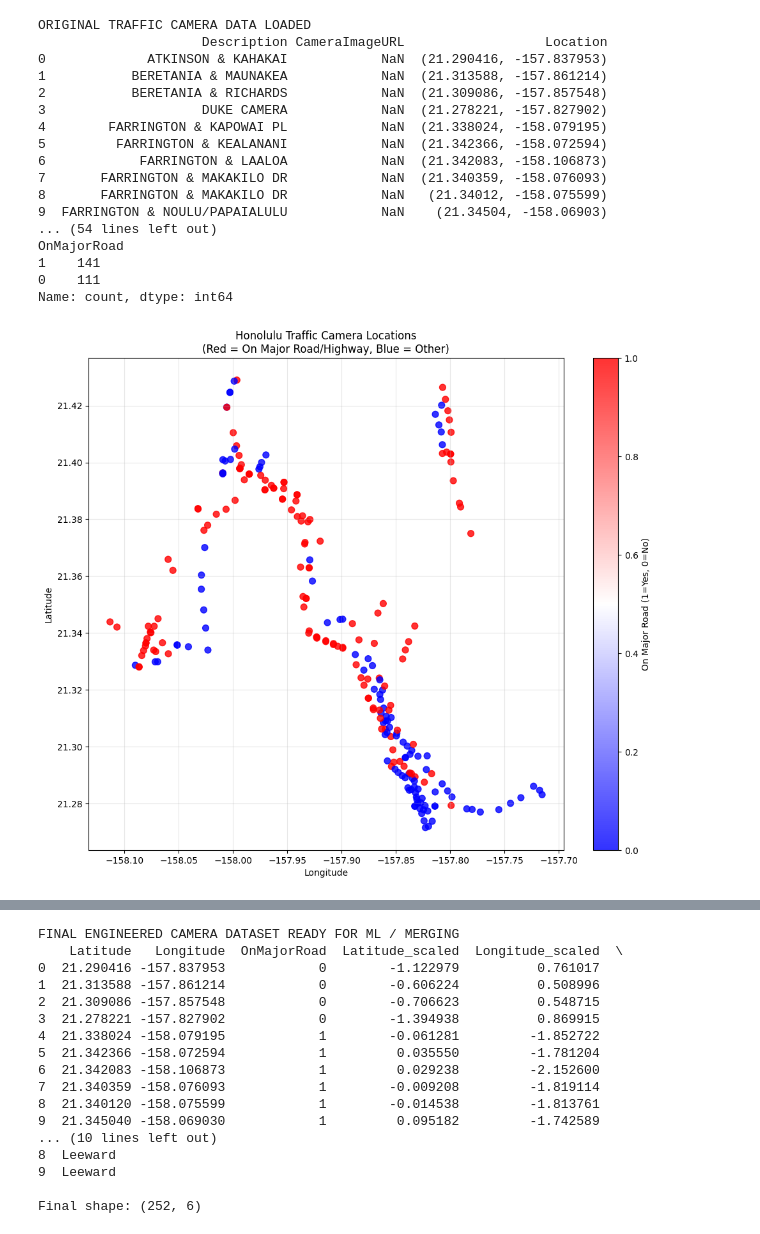
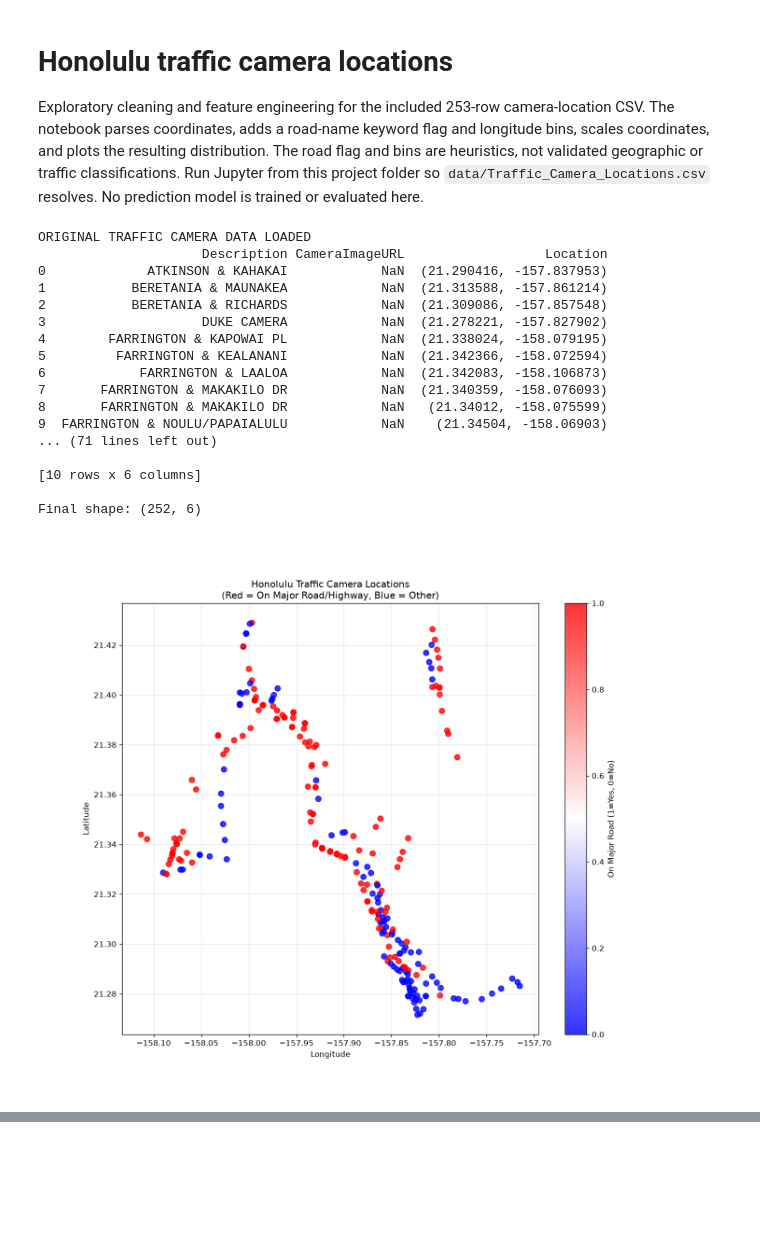
Before and after one commit to DocOhms/machine-learning-portfolio, a Jupyter notebook: projects/traffic-preprocessing/Traffic_Camera_Locations.ipynb, the cells around one changed output, grey strips where cells are left out. Saved outputs shown, nothing was run; the diff lists cells and outputs as text; code cells hidden in the pictures; blank space fills up the shorter version.

Commit message:
Document and repair Honolulu traffic notebooks

```diff
--- a/projects/traffic-preprocessing/Traffic_Camera_Locations.ipynb
+++ b/projects/traffic-preprocessing/Traffic_Camera_Locations.ipynb
@@ -14,8 +1,12 @@ Successfully installed pip-25.3
+# %% [markdown]
+# Honolulu traffic camera locations
+
+Exploratory cleaning and feature engineering for the included 253-row camera-location CSV. The notebook parses coordinates, adds a road-name keyword flag and longitude bins, scales coordinates, and plots the resulting distribution. The road flag and bins are heuristics, not validated geographic or traffic classifications. Run Jupyter from this project folder so `data/Traffic_Camera_Locations.csv` resolves. No prediction model is trained or evaluated here.
 # %%
 """
 Traffic Cameras Feature Engineering & Preprocessing Pipeline
 Honolulu Traffic Camera Locations Dataset
-@author: https://github.com/DocOhms/jupyter-notebook_data-analysis
+@author: https://github.com/DocOhms/machine-learning-portfolio
 Dataset: Traffic_Camera_Locations.csv (City & County of Honolulu)
 Purpose: Clean geographic data, engineer location-based features for ML tasks
          (e.g., camera coverage analysis, incident proximity modeling when merged)
@@ -30,7 +21,7 @@ class TrafficCamerasEngineering:
     def __init__(self):
         self.df = None
 
-    def create_DFrame_from_csv(self, file_path="Traffic_Camera_Locations.csv"):
+    def create_DFrame_from_csv(self, file_path="data/Traffic_Camera_Locations.csv"):
         try:
             df = pd.read_csv(file_path)
             print("ORIGINAL TRAFFIC CAMERA DATA LOADED")
@@ -38,7 +29,7 @@ class TrafficCamerasEngineering:
             print(f"\nShape: {df.shape}")
             self.df = df
         except FileNotFoundError:
-            print(f"Error: The file '{file_path}' was not found. Upload it to your notebook.")
+            print(f"Error: The file '{file_path}' was not found. Run this notebook from the traffic-preprocessing project folder.")
         except Exception as e:
             print("An error occurred:", e)
 
@@ -134,38 +125,38 @@ class TrafficCamerasEngineering:
         region_counts = df['Region'].value_counts().sort_values()
         plt.barh([str(r) for r in region_counts.index], region_counts.values, color='skyblue')
         plt.title('Number of Traffic Cameras by Region')
         plt.xlabel('Camera Count')
         plt.grid(True, alpha=0.3, axis='x')
         plt.show()
 
-        print("\nFINAL ENGINEERED CAMERA DATASET READY FOR ML / MERGING")
+        print("\nENGINEERED CAMERA FEATURE TABLE")
         print(df_model.head(10))
         print(f"\nFinal shape: {df_model.shape}")
         self.df_final = df_model
 
 # ---------------------------- Class Driver ----------------------------
 cameras = TrafficCamerasEngineering()
-cameras.create_DFrame_from_csv("Traffic_Camera_Locations.csv")
+cameras.create_DFrame_from_csv("data/Traffic_Camera_Locations.csv")
 cameras.Handle_Missing_Values_and_Clean()
 cameras.Feature_Creation()
 cameras.Feature_Transformation()
 cameras.Feature_Selection_and_Visualization()
 # %% [output]
 ORIGINAL TRAFFIC CAMERA DATA LOADED
                      Description CameraImageURL                  Location
 0             ATKINSON & KAHAKAI            NaN  (21.290416, -157.837953)
 1           BERETANIA & MAUNAKEA            NaN  (21.313588, -157.861214)
 2           BERETANIA & RICHARDS            NaN  (21.309086, -157.857548)
 3                    DUKE CAMERA            NaN  (21.278221, -157.827902)
 4        FARRINGTON & KAPOWAI PL            NaN  (21.338024, -158.079195)
 5         FARRINGTON & KEALANANI            NaN  (21.342366, -158.072594)
 6            FARRINGTON & LAALOA            NaN  (21.342083, -158.106873)
 7       FARRINGTON & MAKAKILO DR            NaN  (21.340359, -158.076093)
 8       FARRINGTON & MAKAKILO DR            NaN   (21.34012, -158.075599)
 9  FARRINGTON & NOULU/PAPAIALULU            NaN    (21.34504, -158.06903)
-... (54 lines left out)
-OnMajorRoad
-1    141
-0    111
-Name: count, dtype: int64
+... (71 lines left out)
+
+[10 rows x 6 columns]
+
+Final shape: (252, 6)
-[figure, old version]
+[figure, new version]
@@ -173,17 +163,0 @@ Name: count, dtype: int64
-FINAL ENGINEERED CAMERA DATASET READY FOR ML / MERGING
-    Latitude   Longitude  OnMajorRoad  Latitude_scaled  Longitude_scaled  \
-0  21.290416 -157.837953            0        -1.122979          0.761017
-1  21.313588 -157.861214            0        -0.606224          0.508996
-2  21.309086 -157.857548            0        -0.706623          0.548715
-3  21.278221 -157.827902            0        -1.394938          0.869915
-4  21.338024 -158.079195            1        -0.061281         -1.852722
-5  21.342366 -158.072594            1         0.035550         -1.781204
-6  21.342083 -158.106873            1         0.029238         -2.152600
-7  21.340359 -158.076093            1        -0.009208         -1.819114
-8  21.340120 -158.075599            1        -0.014538         -1.813761
-9  21.345040 -158.069030            1         0.095182         -1.742589
-... (10 lines left out)
-8  Leeward
-9  Leeward
-
-Final shape: (252, 6)
```
Also changed, not shown: parts of 2 cells of this notebook, 4 other files.
